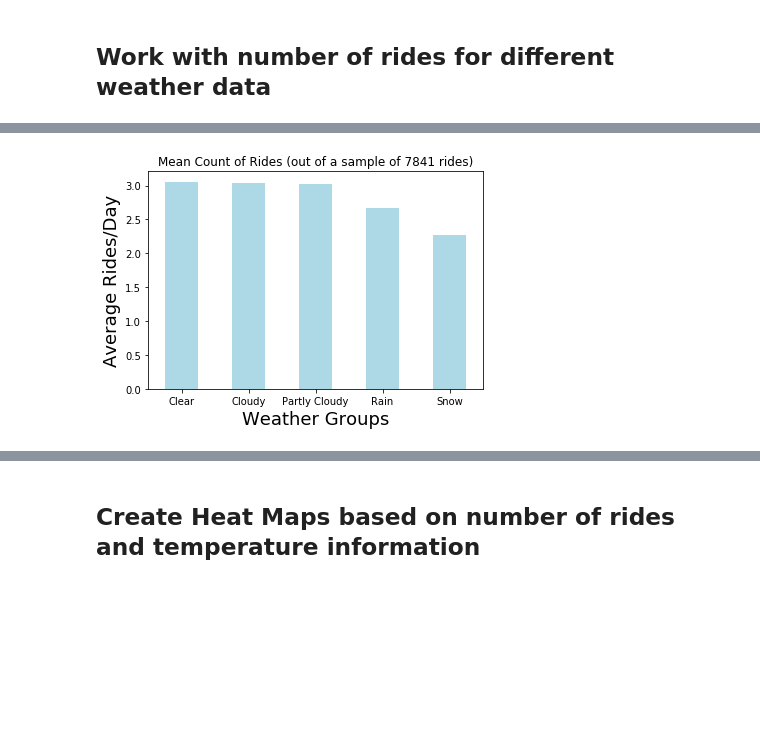
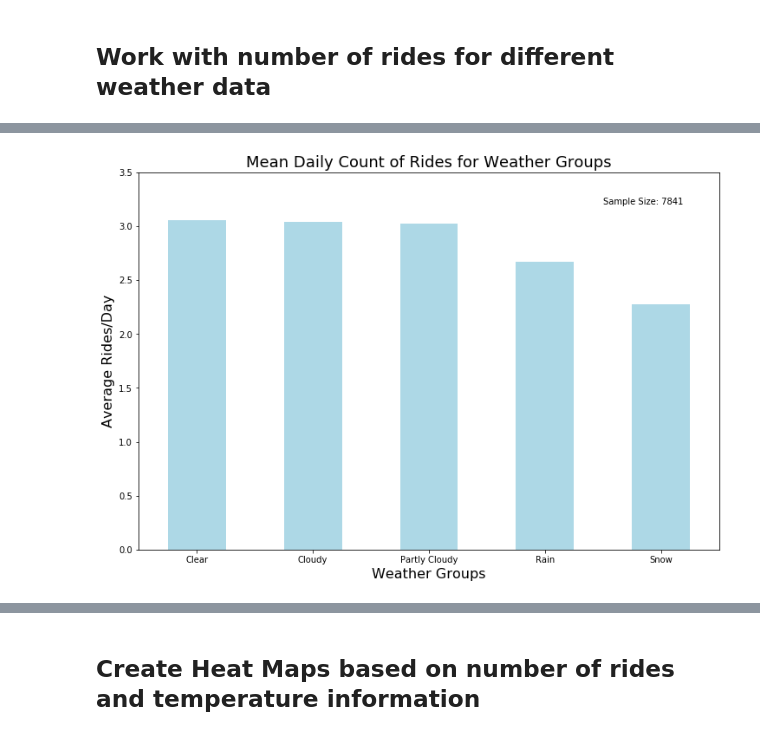
Before and after one commit to peterjorphan/07-project_one, a Jupyter notebook: Data Analysis.ipynb, the cells around one changed output, grey strips where cells are left out. Cells and saved outputs as stored; diff of their text form; code cells hidden in the pictures; blank space fills up the shorter version.

```diff
--- a/Data Analysis.ipynb
+++ b/Data Analysis.ipynb
@@ -51,19 +51,21 @@ df_WeatherGrouped.head()
 df_WeatherSummary = df_WeatherGrouped.groupby('Weather Group', as_index=False).mean()
 df_WeatherSummary = df_WeatherSummary.rename(columns = {'Ride Count': 'Average Rides/Day'})
 # %%
-df_WeatherSummary.plot(kind='bar', y = 'Average Rides/Day', x = 'Weather Group', legend = False, rot = 0, color='lightblue',
-                      title=f'Mean Count of Rides (out of a sample of {totalrides} rides)')
-plt.ylabel('Average Rides/Day', fontsize=18)
-plt.xlabel('Weather Groups', fontsize=18)
+df_WeatherSummary.plot(kind='bar', y = 'Average Rides/Day', x = 'Weather Group', legend=False, rot = 0,
+                       color='lightblue', figsize=(12,8), ylim=(0,3.5))
+plt.title('Mean Daily Count of Rides for Weather Groups', fontsize=18)
+plt.text(3.5, 3.2, f'Sample Size: {totalrides}')
+plt.ylabel('Average Rides/Day', fontsize=16)
+plt.xlabel('Weather Groups', fontsize=16)
 
 try: os.mkdir('Images')
 except: pass
 plt.savefig("Images/Rides-WeatherGroups.png")
 
 plt.show()
 df_WeatherSummary
 # %% [output]
-[figure, old version]
+[figure, new version]
 |  | Weather Group | Average Rides/Day | precipIntensity | precipProbability | temperature | ... |
 | 0 | Clear | 3.056300 | 0.000015 | 0.002185 | 47.665360 | ... |
 | 1 | Cloudy | 3.036624 | 0.000273 | 0.034504 | 43.103433 | ... |
```
Also changed, not shown: parts of 3 cells of this notebook, 4 other files.
